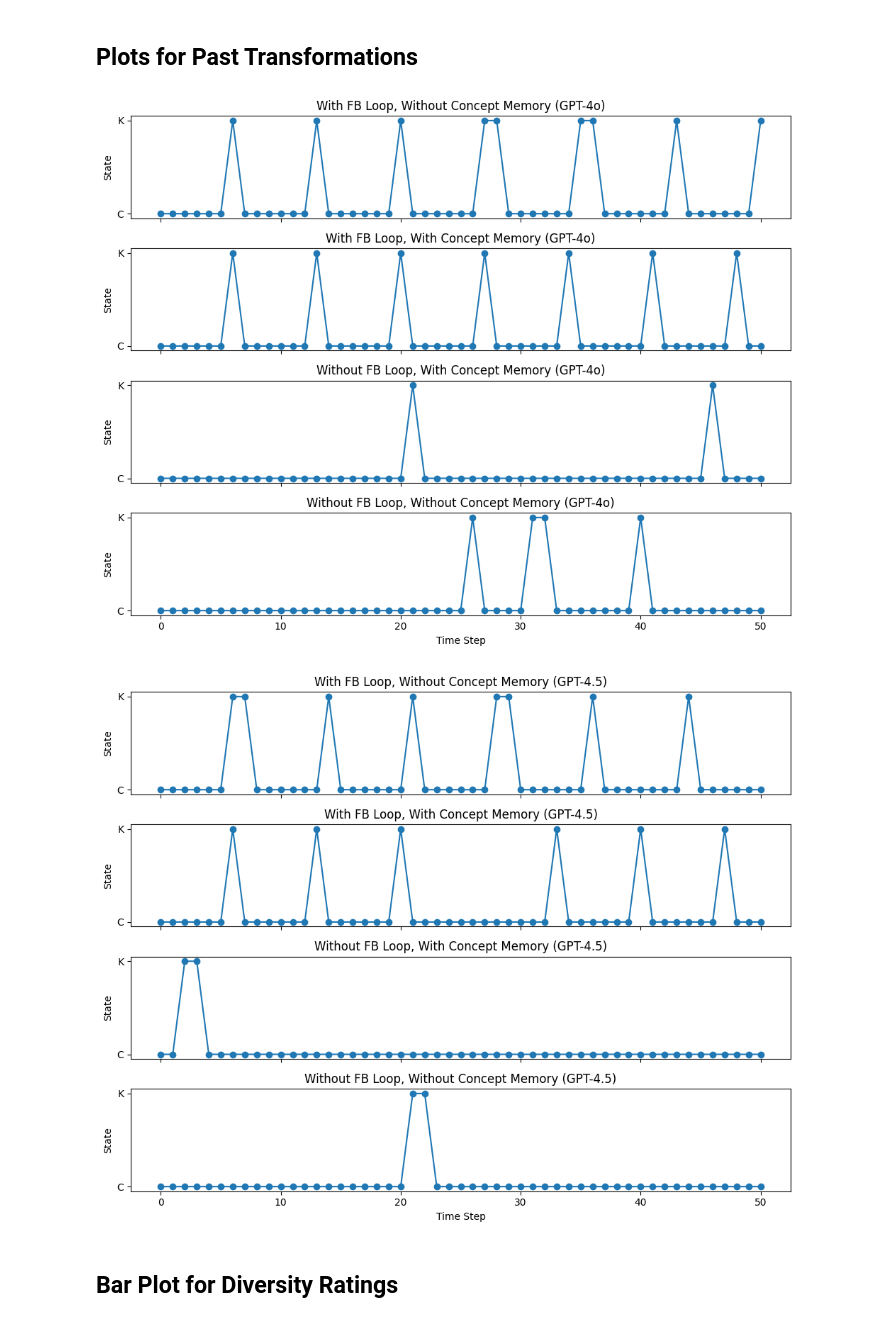
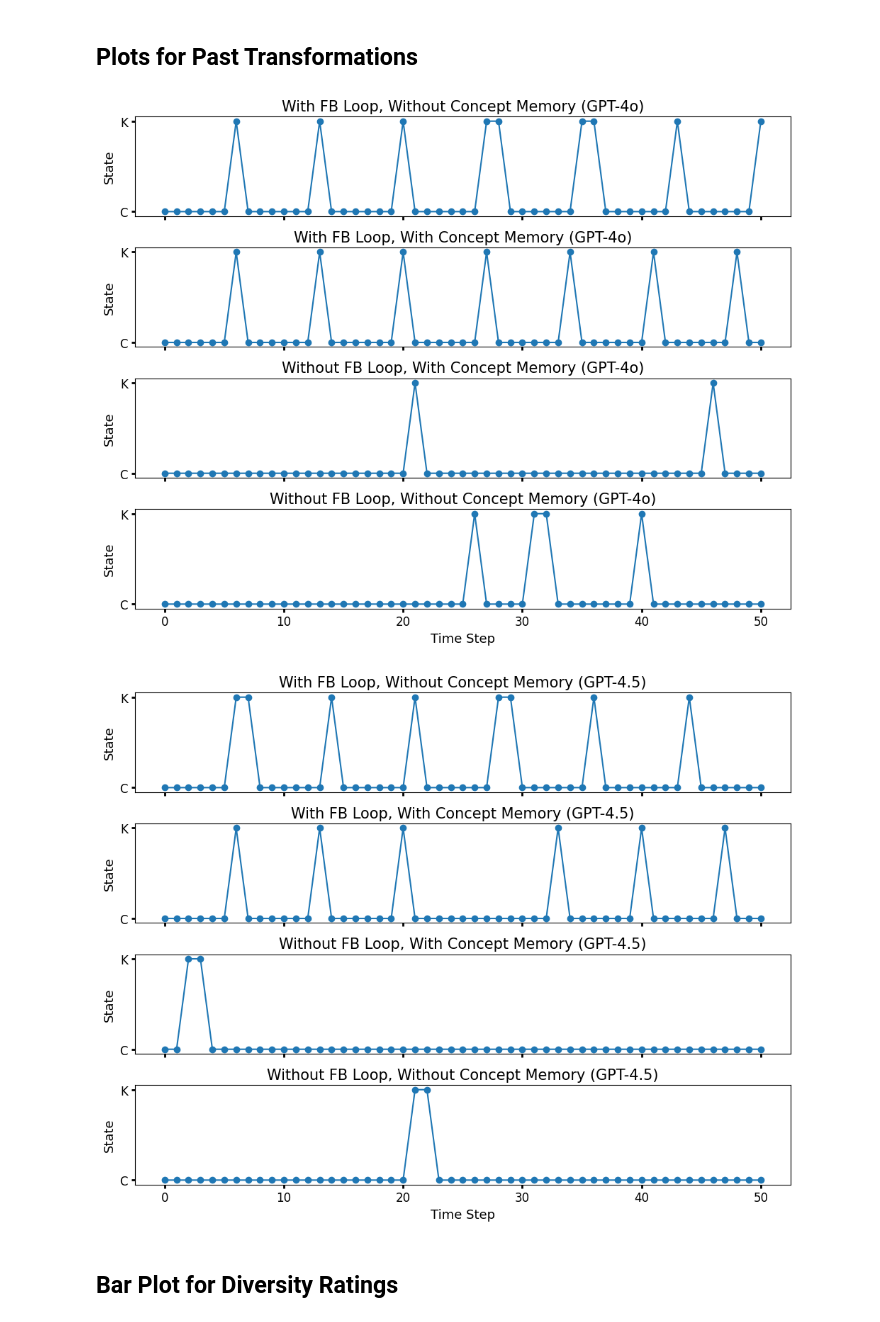
Before and after one commit to kevinma1515/CK-Theory_IDETC25, a Jupyter notebook: data_analysis-cleaned.ipynb, the cells around one changed output. Drawn from its saved outputs; the diff is of its cells as text; code cells hidden in the pictures.

```diff
--- a/data_analysis-cleaned.ipynb
+++ b/data_analysis-cleaned.ipynb
@@ -182,24 +182,25 @@ fig, axs = plt.subplots(4, 1, figsize=(10, 8), sharex=True, sharey=True)
 
 # Plot each set on a separate subplot
 axs[0].plot(range(len(states_1)), states_1, marker='o', linestyle='-')
-axs[0].set_title('With FB Loop, Without Concept Memory (GPT-4o)')
+axs[0].set_title('With FB Loop, Without Concept Memory (GPT-4o)', fontsize = 15)
 
 axs[1].plot(range(len(states_2)), states_2, marker='o', linestyle='-')
-axs[1].set_title('With FB Loop, With Concept Memory (GPT-4o)')
+axs[1].set_title('With FB Loop, With Concept Memory (GPT-4o)', fontsize = 15)
 
 axs[2].plot(range(len(states_3)), states_3, marker='o', linestyle='-')
-axs[2].set_title('Without FB Loop, With Concept Memory (GPT-4o)')
+axs[2].set_title('Without FB Loop, With Concept Memory (GPT-4o)', fontsize = 15)
 
 axs[3].plot(range(len(states_4)), states_4, marker='o', linestyle='-')
-axs[3].set_title('Without FB Loop, Without Concept Memory (GPT-4o)')
+axs[3].set_title('Without FB Loop, Without Concept Memory (GPT-4o)', fontsize = 15)
 
 # Customize the subplots
 for ax in axs:
     ax.set_yticks(['C', 'K'])
 #     ax.grid(True, linestyle='--', alpha=0.7)
-    ax.set_ylabel('State')
+    ax.set_ylabel('State', fontsize = 13)
+    ax.tick_params(axis='both', which='major', labelsize=12, width = 2)
 
-axs[-1].set_xlabel('Time Step')
+axs[-1].set_xlabel('Time Step', fontsize = 13)
 
 # Adjust layout
 plt.tight_layout()
@@ -207,44 +208,45 @@ plt.tight_layout()
 # Display the plots
 plt.show()
 # %% [output]
-[figure, old version]
+[figure, new version]
 # %%
 states_1 = build_states(past_transitions_withFBloop_ConMemoNo_gpt45)
 states_2 = build_states(past_transitions_withFBloop_ConMemoYes_gpt45)
 states_3 = build_states(past_transitions_withoutFBloop_ConMemoYes_gpt45)
 states_4 = build_states(past_transitions_withoutFBloop_ConMemoNo_gpt45)
 
 # Create subplots
 fig, axs = plt.subplots(4, 1, figsize=(10, 8), sharex=True, sharey=True)
 
 # Plot each set on a separate subplot
 axs[0].plot(range(len(states_1)), states_1, marker='o', linestyle='-')
-axs[0].set_title('With FB Loop, Without Concept Memory (GPT-4.5)')
+axs[0].set_title('With FB Loop, Without Concept Memory (GPT-4.5)', fontsize = 15)
 
 axs[1].plot(range(len(states_2)), states_2, marker='o', linestyle='-')
-axs[1].set_title('With FB Loop, With Concept Memory (GPT-4.5)')
+axs[1].set_title('With FB Loop, With Concept Memory (GPT-4.5)', fontsize = 15)
 
 axs[2].plot(range(len(states_3)), states_3, marker='o', linestyle='-')
-axs[2].set_title('Without FB Loop, With Concept Memory (GPT-4.5)')
+axs[2].set_title('Without FB Loop, With Concept Memory (GPT-4.5)', fontsize = 15)
 
 axs[3].plot(range(len(states_4)), states_4, marker='o', linestyle='-')
-axs[3].set_title('Without FB Loop, Without Concept Memory (GPT-4.5)')
+axs[3].set_title('Without FB Loop, Without Concept Memory (GPT-4.5)', fontsize = 15)
 
 # Customize the subplots
 for ax in axs:
     ax.set_yticks(['C', 'K'])
 #     ax.grid(True, linestyle='--', alpha=0.7)
-    ax.set_ylabel('State')
+    ax.set_ylabel('State', fontsize = 13)
+    ax.tick_params(axis='both', which='major', labelsize=12, width = 2)
 
-axs[-1].set_xlabel('Time Step')
+axs[-1].set_xlabel('Time Step', fontsize = 13)
 
 # Adjust layout
 plt.tight_layout()
 
 # Display the plots
 plt.show()
 # %% [output]
-[figure, old version]
+[figure, new version]
 # %% [markdown]
 ## Bar Plot for Diversity Ratings
 # %%
```
Also changed, not shown: parts of 1 cell of this notebook, 8 other files.
